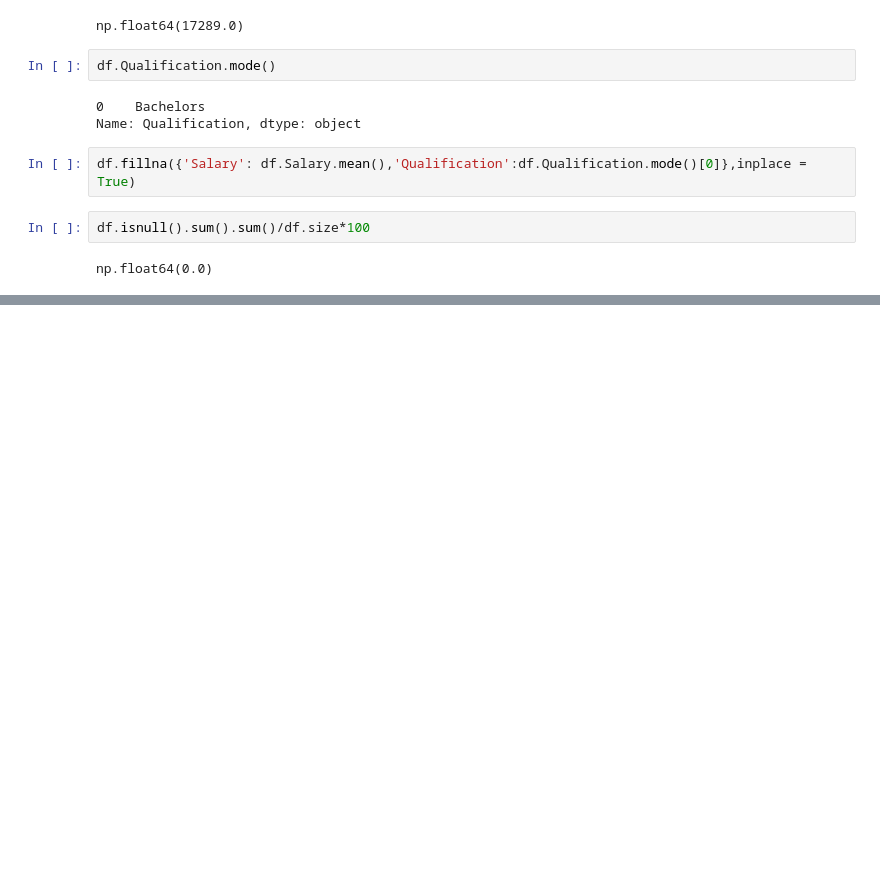
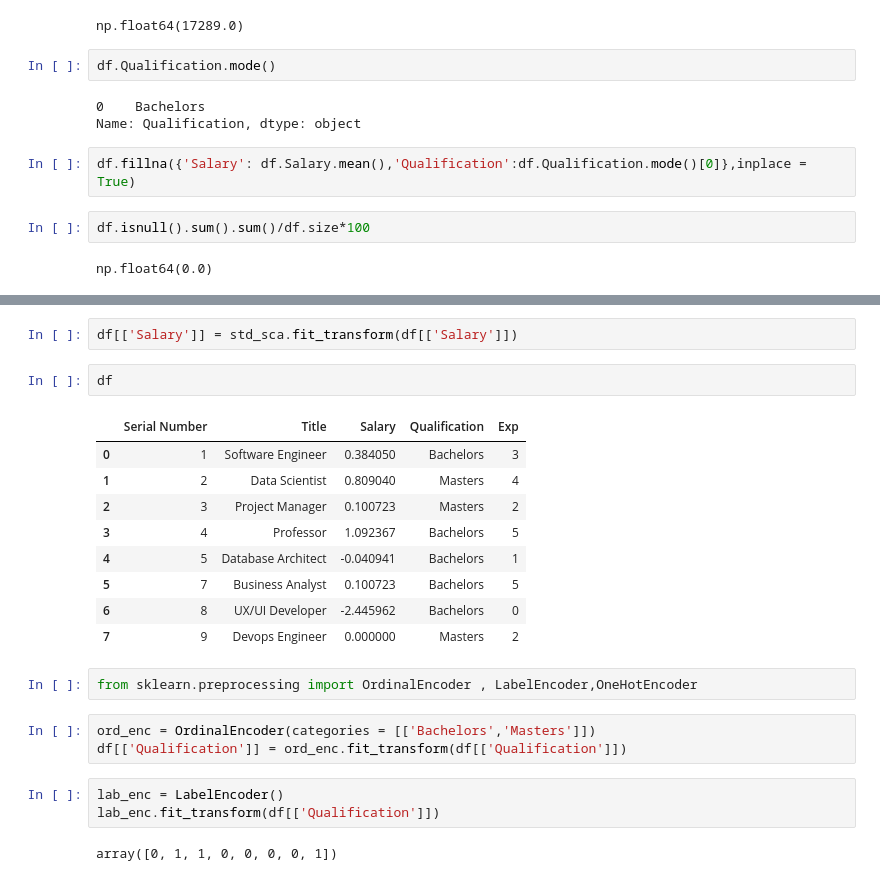
Before and after one commit to sanjai570/data-science, a Jupyter notebook: EDA 1.ipynb, the cells around one changed output, grey strips where cells are left out. Saved outputs shown, nothing was run; the diff lists cells and outputs as text; blank space fills up the shorter version.

```diff
--- a/EDA 1.ipynb
+++ b/EDA 1.ipynb
@@ -88,0 +128,24 @@ np.float64(0.0)
+# %%
+df[['Salary']] = std_sca.fit_transform(df[['Salary']])
+# %%
+df
+# %% [output]
+|  | Serial Number | Title | Salary | Qualification | Exp |
+| 0 | 1 | Software Engineer | 0.384050 | Bachelors | 3 |
+| 1 | 2 | Data Scientist | 0.809040 | Masters | 4 |
+| 2 | 3 | Project Manager | 0.100723 | Masters | 2 |
+| 3 | 4 | Professor | 1.092367 | Bachelors | 5 |
+| 4 | 5 | Database Architect | -0.040941 | Bachelors | 1 |
+| 5 | 7 | Business Analyst | 0.100723 | Bachelors | 5 |
+| 6 | 8 | UX/UI Developer | -2.445962 | Bachelors | 0 |
+| 7 | 9 | Devops Engineer | 0.000000 | Masters | 2 |
+# %%
+from sklearn.preprocessing import OrdinalEncoder , LabelEncoder,OneHotEncoder
+# %%
+ord_enc = OrdinalEncoder(categories = [['Bachelors','Masters']])
+df[['Qualification']] = ord_enc.fit_transform(df[['Qualification']])
+# %%
+lab_enc = LabelEncoder()
+lab_enc.fit_transform(df[['Qualification']])
+# %% [output]
+array([0, 1, 1, 0, 0, 0, 0, 1])
```
Also changed, not shown: parts of 14 cells of this notebook, 2 other files.
